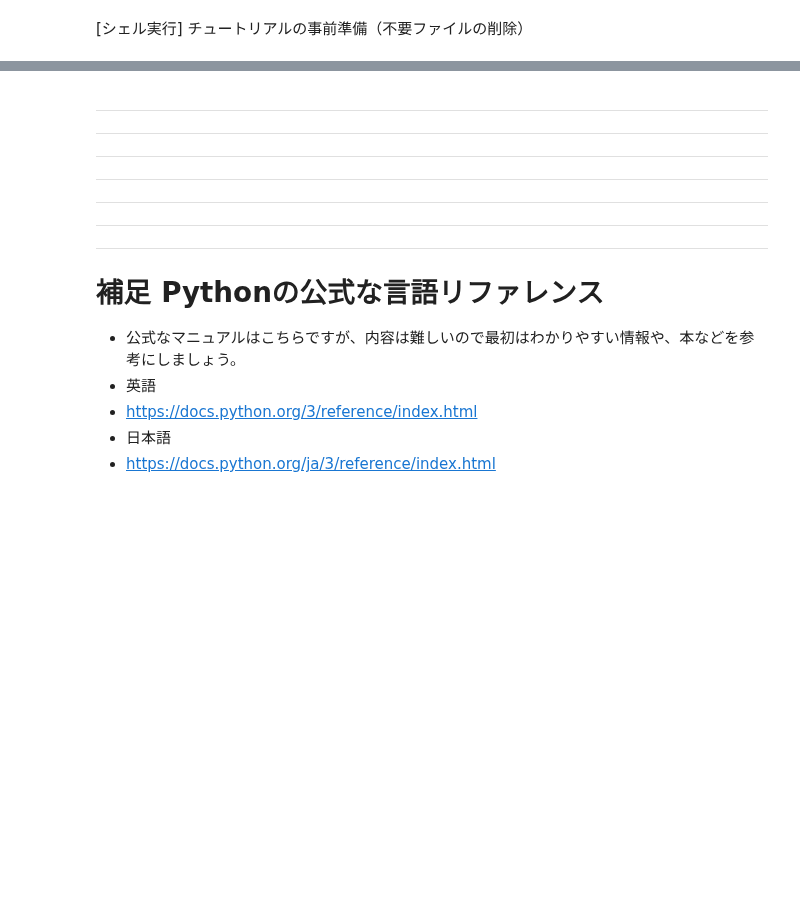
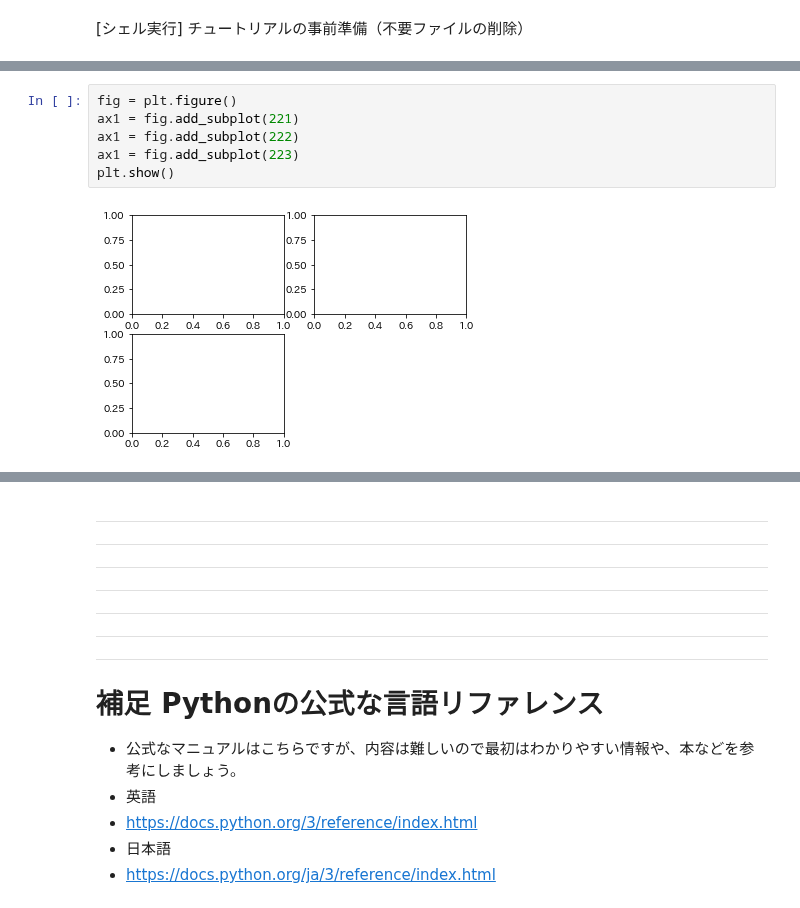
Before and after one commit to abenben/starproject-python, a Jupyter notebook: tutorial09.ipynb, the cells around one changed output, grey strips where cells are left out. Drawn from its saved outputs; the diff is of its cells as text; blank space fills up the shorter version.

```diff
--- a/tutorial09.ipynb
+++ b/tutorial09.ipynb
@@ -54,0 +58,8 @@ con=sqlite3.connect(dbname)
+# %%
+fig = plt.figure()
+ax1 = fig.add_subplot(221)
+ax1 = fig.add_subplot(222)
+ax1 = fig.add_subplot(223)
+plt.show()
+# %% [output]
+[figure, added]
```
Also changed, not shown: parts of 58 cells of this notebook.
